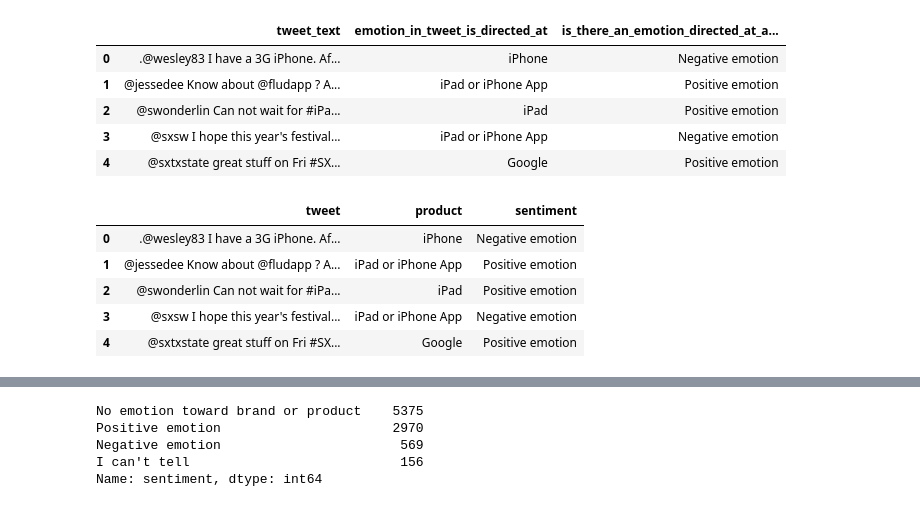
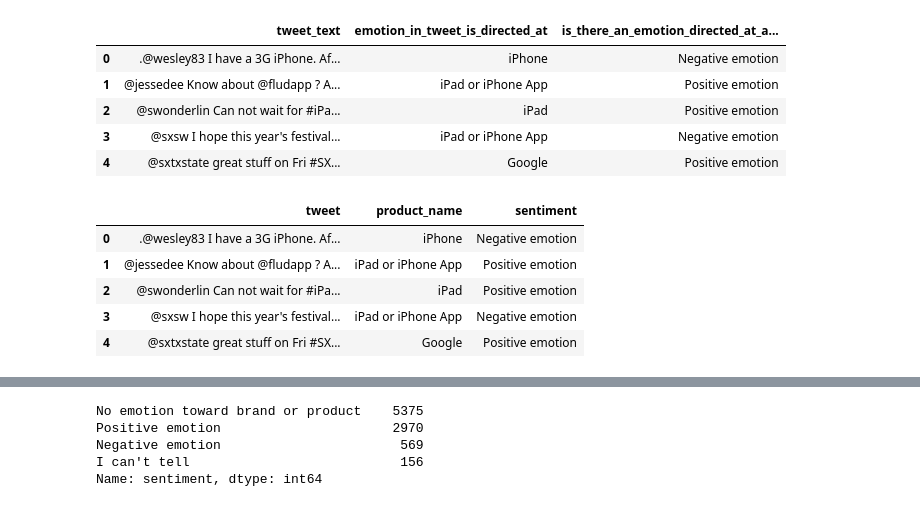
Before and after one commit to morgannash1/twitter_nlp_project, a Jupyter notebook: notebook.ipynb, the cells around one changed output, grey strips where cells are left out. Saved outputs shown, nothing was run; the diff lists cells and outputs as text; code cells hidden in the pictures.

```diff
--- a/notebook.ipynb
+++ b/notebook.ipynb
@@ -50,13 +79,13 @@ data.head()
 | 3 | @sxsw I hope this year's festival... | iPad or iPhone App | Negative emotion |
 | 4 | @sxtxstate great stuff on Fri #SX... | Google | Positive emotion |
 # %%
-#rename columns as the original labels are bulky
+#rename columns (the original labels are bulky)
 data = data.rename(columns = {'tweet_text': 'tweet',
-                         'emotion_in_tweet_is_directed_at': 'product',
+                         'emotion_in_tweet_is_directed_at': 'product_name',
                          'is_there_an_emotion_directed_at_a_brand_or_product': 'sentiment'})
 data.head()
 # %% [output]
-|  | tweet | product | sentiment |
+|  | tweet | product_name | sentiment |
 | 0 | .@wesley83 I have a 3G iPhone. Af... | iPhone | Negative emotion |
 | 1 | @jessedee Know about @fludapp ? A... | iPad or iPhone App | Positive emotion |
 | 2 | @swonderlin Can not wait for #iPa... | iPad | Positive emotion |
```
Also changed, not shown: parts of 19 cells of this notebook, 1 other file.
